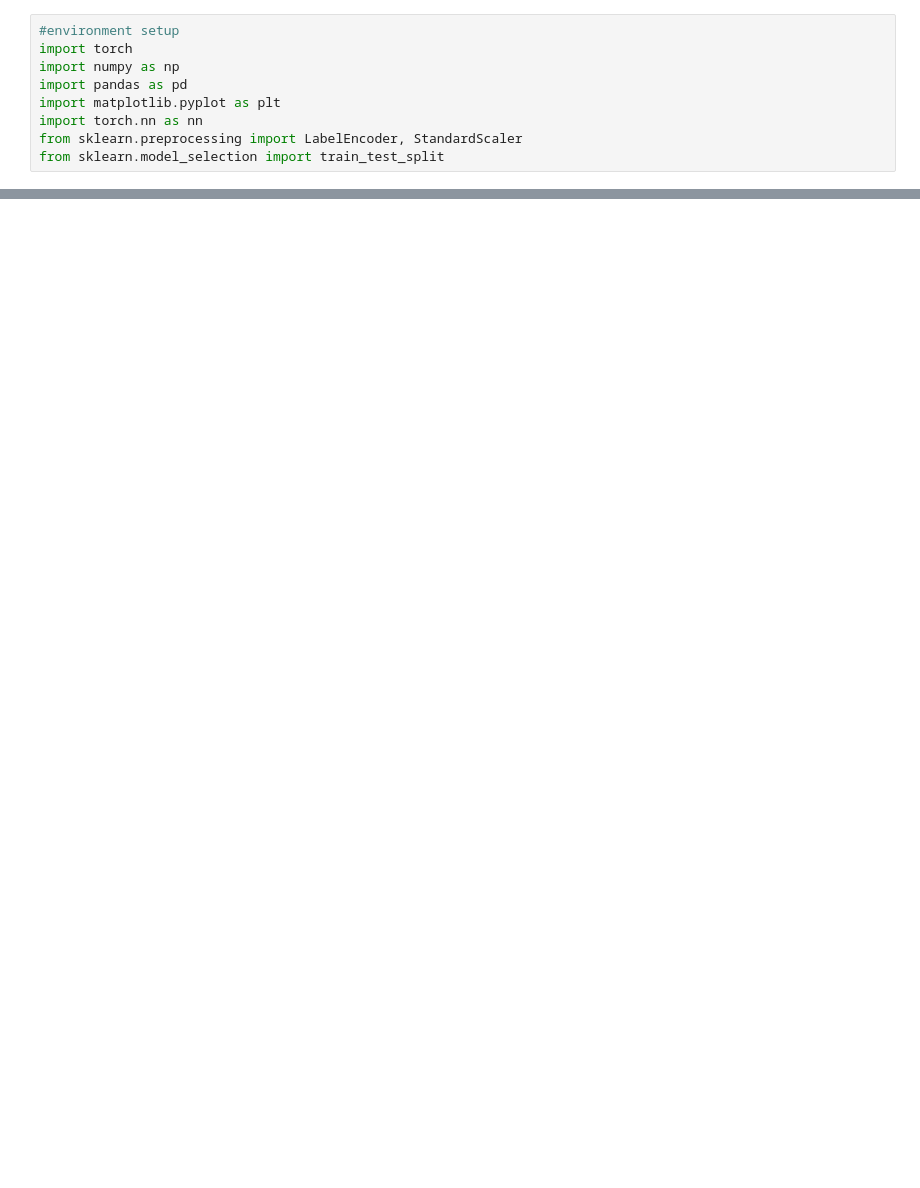
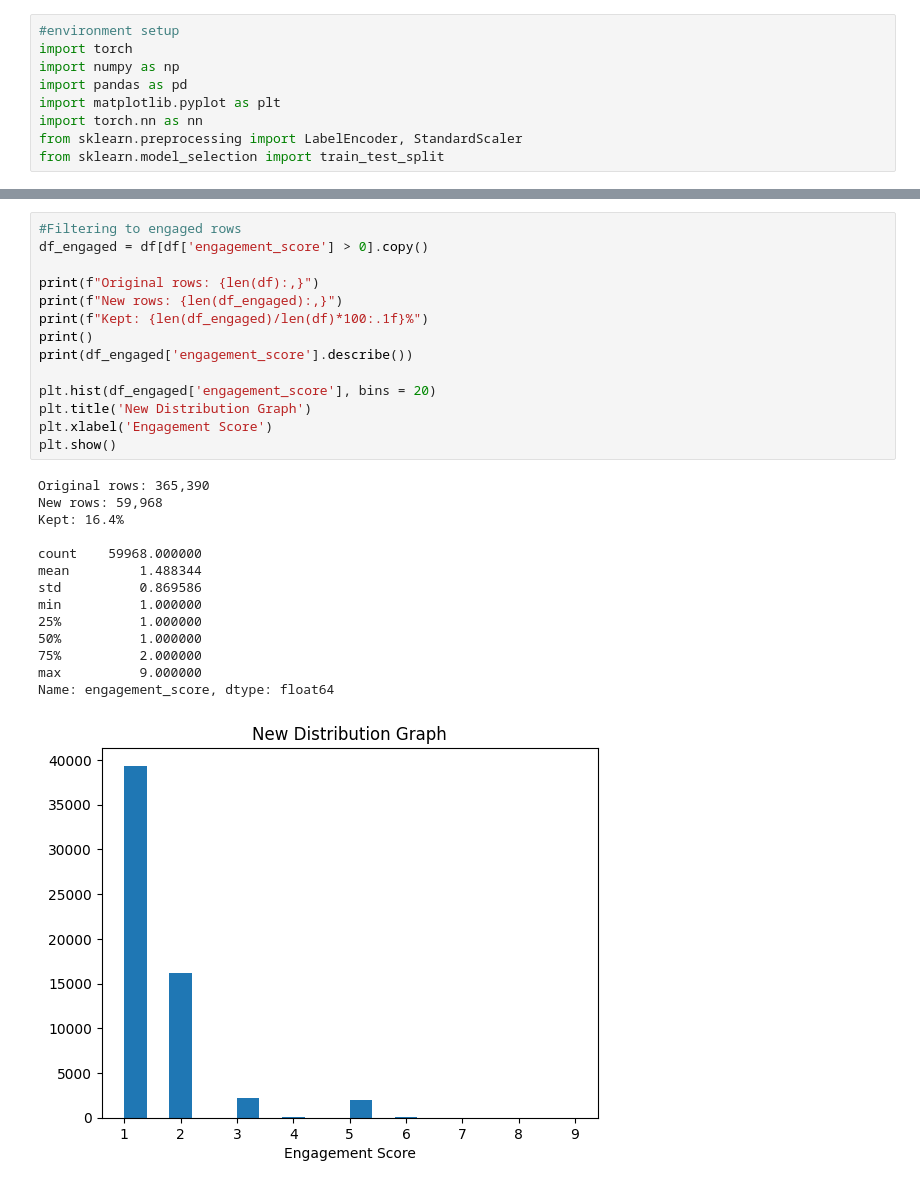
Before and after one commit to Yousufkhalid7/AdLens, a Jupyter notebook: notebooks/real_data_pipeline.ipynb, the cells around one changed output, grey strips where cells are left out. Saved outputs shown, nothing was run; the diff lists cells and outputs as text; blank space fills up the shorter version.

```diff
--- a/notebooks/real_data_pipeline.ipynb
+++ b/notebooks/real_data_pipeline.ipynb
@@ -225,0 +268,29 @@ Final Test Loss: 0.984204
+# %%
+#Filtering to engaged rows
+df_engaged = df[df['engagement_score'] > 0].copy()
+
+print(f"Original rows: {len(df):,}")
+print(f"New rows: {len(df_engaged):,}")
+print(f"Kept: {len(df_engaged)/len(df)*100:.1f}%")
+print()
+print(df_engaged['engagement_score'].describe())
+
+plt.hist(df_engaged['engagement_score'], bins = 20)
+plt.title('New Distribution Graph')
+plt.xlabel('Engagement Score')
+plt.show()
+# %% [output]
+Original rows: 365,390
+New rows: 59,968
+Kept: 16.4%
+
+count    59968.000000
+mean         1.488344
+std          0.869586
+min          1.000000
+25%          1.000000
+50%          1.000000
+75%          2.000000
+max          9.000000
+Name: engagement_score, dtype: float64
+[figure, added]
```
Also changed, not shown: parts of 11 cells of this notebook.
